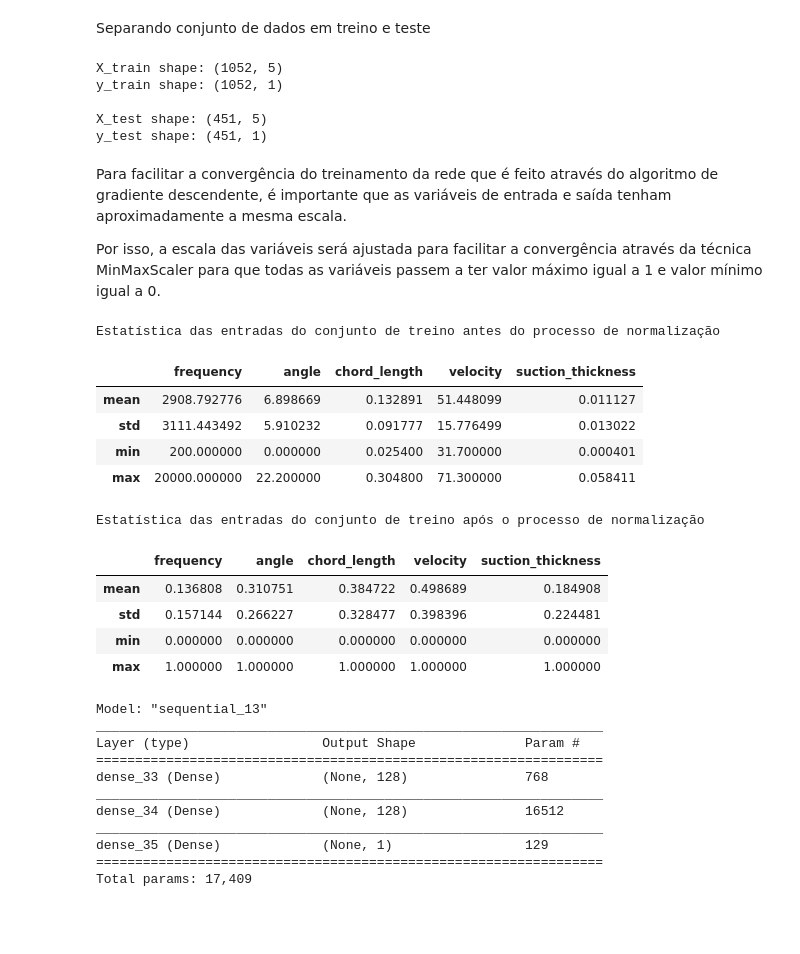
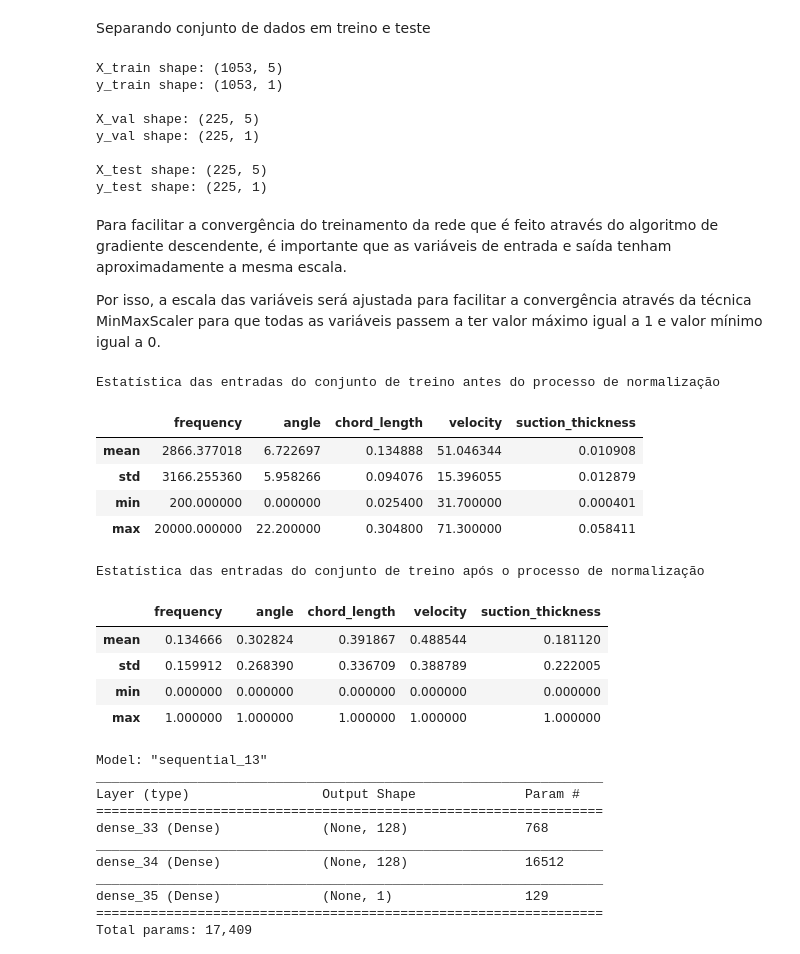
Before and after one commit to bruno-accioli/pressure-prediction-regression, a Jupyter notebook: train.ipynb, the cells around one changed output. Cells and saved outputs as stored; diff of their text form; code cells hidden in the pictures; blank space fills up the shorter version.

```diff
--- a/train.ipynb
+++ b/train.ipynb
@@ -202,21 +203,36 @@ Separando conjunto de dados em treino e teste
 input_cols = ['frequency', 'angle', 'chord_length', 'velocity', 'suction_thickness']
 target = 'pressure'
 
+train_size = round(0.7 * len(df))
+validation_size = round(0.15 * len(df))
+test_size = round(0.15 * len(df))
+
 X = df[input_cols]
 y = df[target].to_frame()
-X_train, X_test, y_train, y_test = train_test_split(X, y, test_size=0.3)
+
+X_train, X_test, y_train, y_test = train_test_split(X, y, test_size=test_size,
+                                                    random_state=100)
+X_train, X_val, y_train, y_val = train_test_split(X_train, y_train,
+                                                  test_size=validation_size,
+                                                  random_state=100)
 
 print(f"X_train shape: {X_train.shape}")
 print(f"y_train shape: {y_train.shape}")
 
+print(f"\nX_val shape: {X_val.shape}")
+print(f"y_val shape: {y_val.shape}")
+
 print(f"\nX_test shape: {X_test.shape}")
 print(f"y_test shape: {y_test.shape}")
 # %% [output]
-X_train shape: (1052, 5)
-y_train shape: (1052, 1)
+X_train shape: (1053, 5)
+y_train shape: (1053, 1)
 
-X_test shape: (451, 5)
-y_test shape: (451, 1)
+X_val shape: (225, 5)
+y_val shape: (225, 1)
+
+X_test shape: (225, 5)
+y_test shape: (225, 1)
 # %% [markdown]
 Para facilitar a convergência do treinamento da rede que é feito através do algoritmo de gradiente descendente, é importante que as variáveis de entrada e saída tenham aproximadamente a mesma escala.
 
@@ -227,28 +243,31 @@ X_train.describe().loc[['mean', 'std', 'min', 'max'], :]
 # %% [output]
 Estatística das entradas do conjunto de treino antes do processo de normalização
 |  | frequency | angle | chord_length | velocity | suction_thickness |
-| mean | 2908.792776 | 6.898669 | 0.132891 | 51.448099 | 0.011127 |
-| std | 3111.443492 | 5.910232 | 0.091777 | 15.776499 | 0.013022 |
+| mean | 2866.377018 | 6.722697 | 0.134888 | 51.046344 | 0.010908 |
+| std | 3166.255360 | 5.958266 | 0.094076 | 15.396055 | 0.012879 |
 | min | 200.000000 | 0.000000 | 0.025400 | 31.700000 | 0.000401 |
 | max | 20000.000000 | 22.200000 | 0.304800 | 71.300000 | 0.058411 |
 # %%
 scaler_input = MinMaxScaler()
 X_train = pd.DataFrame(scaler_input.fit_transform(X_train), columns=input_cols)
+X_val = pd.DataFrame(scaler_input.transform(X_val), columns=input_cols)
 X_test = pd.DataFrame(scaler_input.transform(X_test), columns=input_cols)
 
 scaler_output = MinMaxScaler()
 y_train = pd.DataFrame(scaler_output.fit_transform(y_train),
                        columns=[target])
+y_val = pd.DataFrame(scaler_output.transform(y_val),
+                     columns=[target])
 y_test = pd.DataFrame(scaler_output.transform(y_test),
                       columns=[target])
 
 print('Estatística das entradas do conjunto de treino após o processo de normalização')
 X_train.describe().loc[['mean', 'std', 'min', 'max'], :]
 # %% [output]
 Estatística das entradas do conjunto de treino após o processo de normalização
 |  | frequency | angle | chord_length | velocity | suction_thickness |
-| mean | 0.136808 | 0.310751 | 0.384722 | 0.498689 | 0.184908 |
-| std | 0.157144 | 0.266227 | 0.328477 | 0.398396 | 0.224481 |
+| mean | 0.134666 | 0.302824 | 0.391867 | 0.488544 | 0.181120 |
+| std | 0.159912 | 0.268390 | 0.336709 | 0.388789 | 0.222005 |
 | min | 0.000000 | 0.000000 | 0.000000 | 0.000000 | 0.000000 |
 | max | 1.000000 | 1.000000 | 1.000000 | 1.000000 | 1.000000 |
 # %%
```
Also changed, not shown: parts of 6 cells of this notebook.
